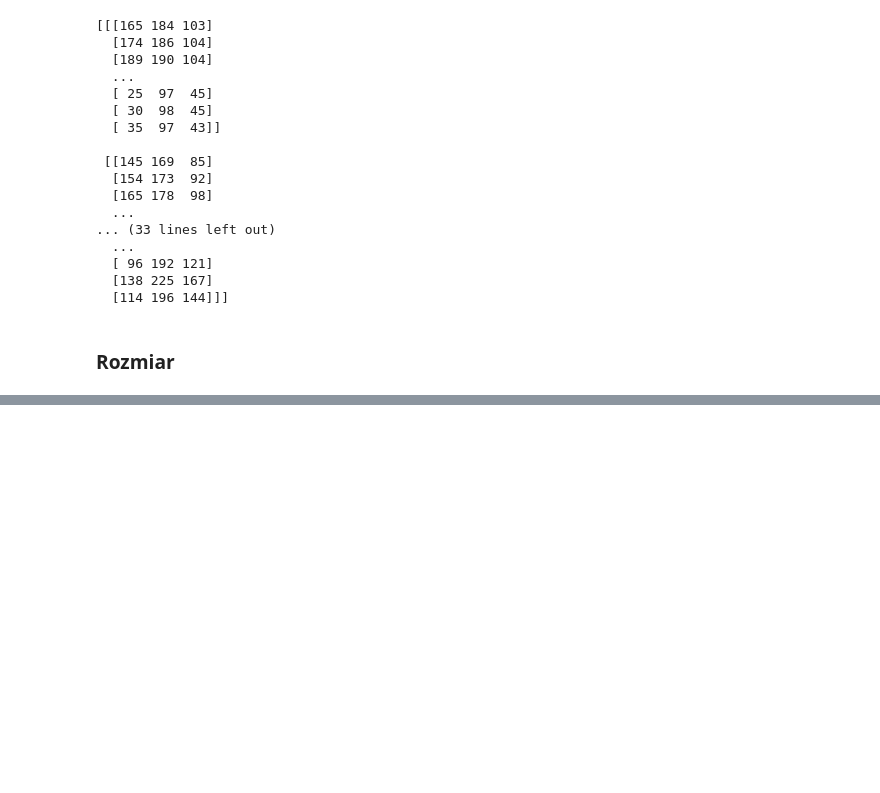
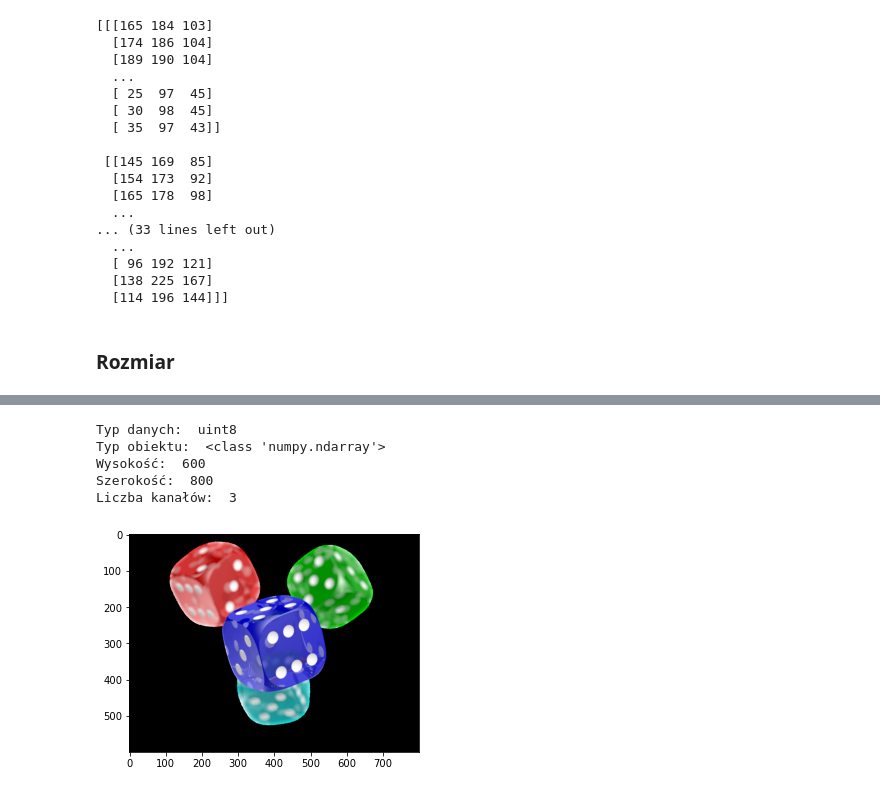
Before and after one commit to DawidMalarz/OpenCV-Tutorial, a Jupyter notebook: OpenCV - Podstawy #1 - Dawid Malarz.ipynb, the cells around one changed output, grey strips where cells are left out. Cells and saved outputs as stored; diff of their text form; code cells hidden in the pictures; blank space fills up the shorter version.

```diff
--- a/OpenCV - Podstawy #1 - Dawid Malarz.ipynb
+++ b/OpenCV - Podstawy #1 - Dawid Malarz.ipynb
@@ -76,0 +110,9 @@ print(img[0][0]) # Odpowiednio B G R
+# %%
+show_image("images/przyklad1_alpha.png", cv2.IMREAD_COLOR)
+# %% [output]
+Typ danych:  uint8
+Typ obiektu:  <class 'numpy.ndarray'>
+Wysokość:  600
+Szerokość:  800
+Liczba kanałów:  3
+[figure, added]
```
Also changed, not shown: parts of 46 cells of this notebook, 4 other files.
